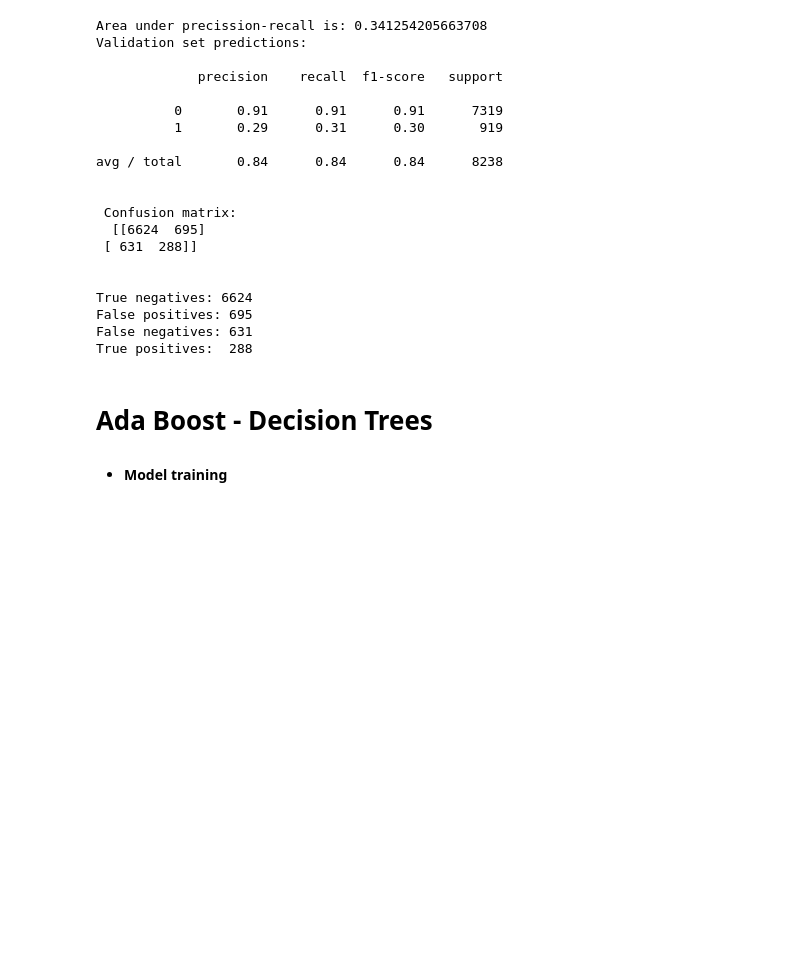
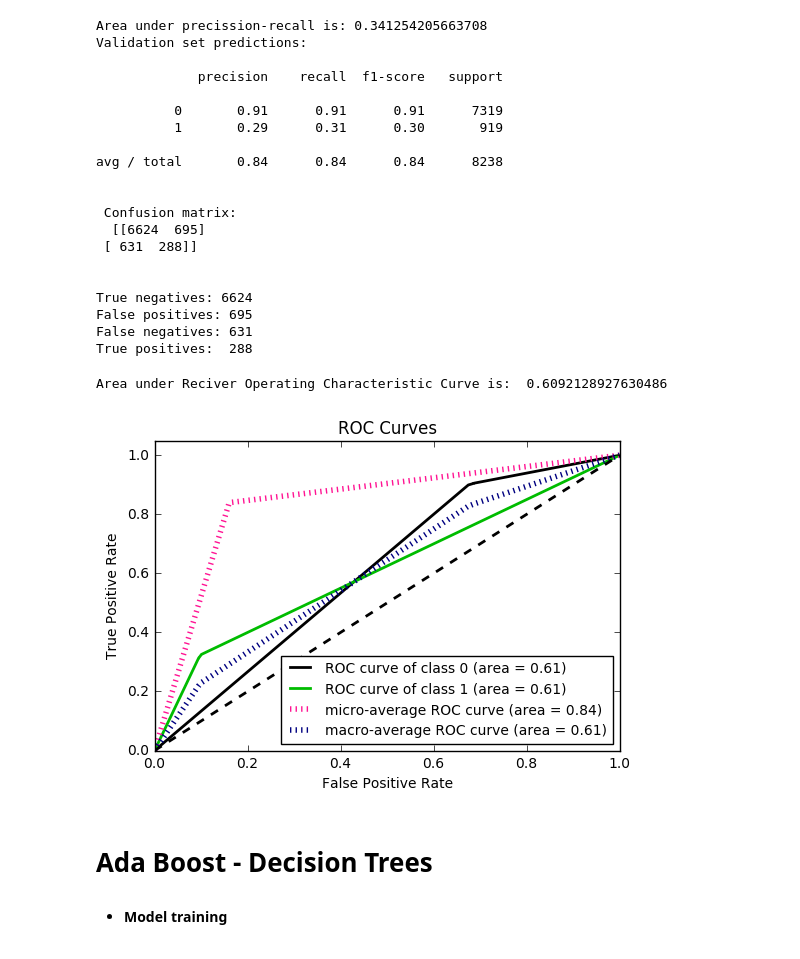
Before and after one commit to milosmladenovic5/telemarketing_campaign, a Jupyter notebook: telemarketing_smote_minority.ipynb, the cells around one changed output. Saved outputs shown, nothing was run; the diff lists cells and outputs as text; code cells hidden in the pictures; blank space fills up the shorter version.

Commit message:
ROC curve visualization

```diff
--- a/telemarketing_smote_minority.ipynb
+++ b/telemarketing_smote_minority.ipynb
@@ -130,6 +121,15 @@ True negatives: 6624
 False positives: 695
 False negatives: 631
 True positives:  288
+# %%
+print("Area under Reciver Operating Characteristic Curve is: ", roc_auc_score(y_test, predictions_DT_test, average='macro', sample_weight=None))
+y_true = y_test
+y_probas = td_classifier.predict_proba(x_test)
+skplt.metrics.plot_roc_curve(y_true, y_probas)
+plt.show()
+# %% [output]
+Area under Reciver Operating Characteristic Curve is:  0.6092128927630486
+[figure, added]
 # %% [markdown]
 # Ada Boost - Decision Trees
 - <h4> Model training
```
Also changed, not shown: parts of 27 cells of this notebook, 3 other files.
